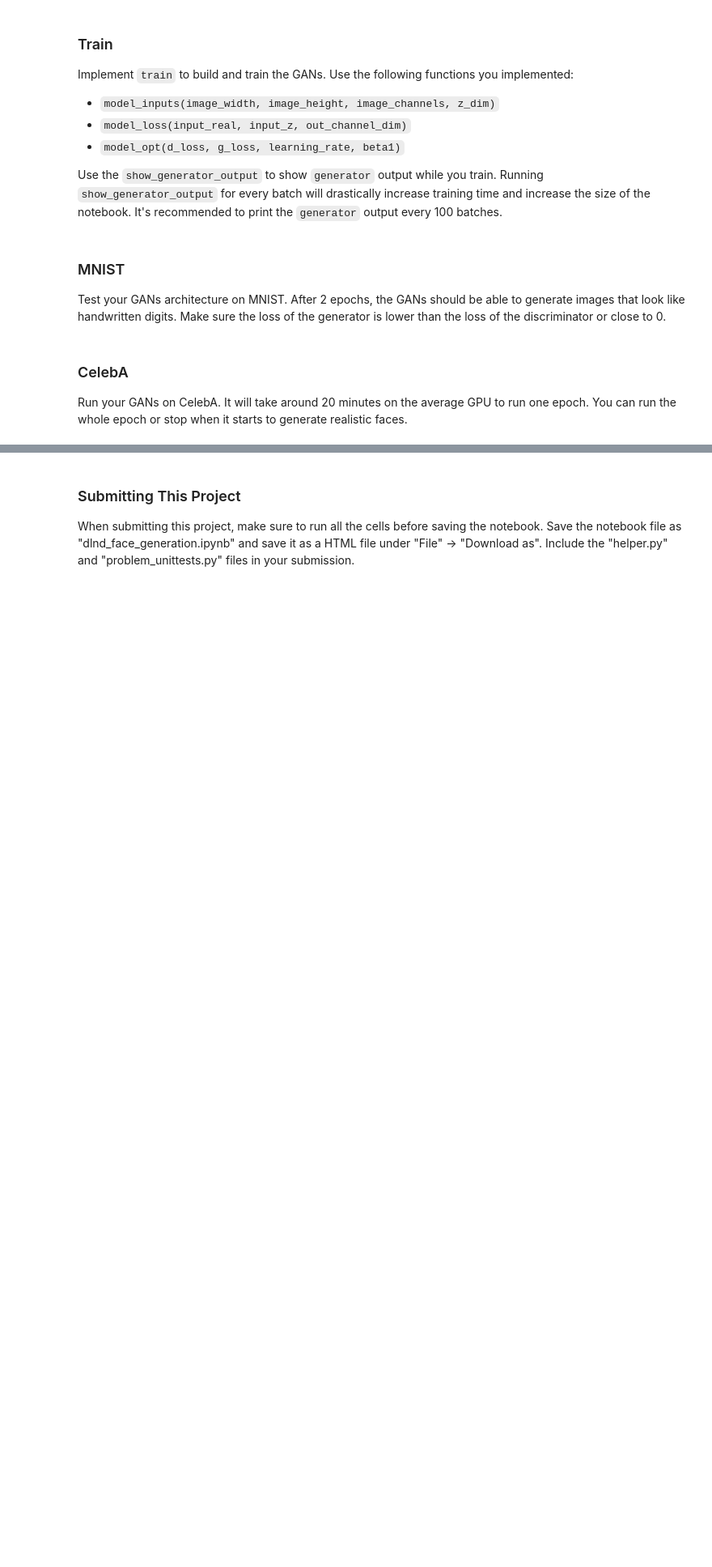
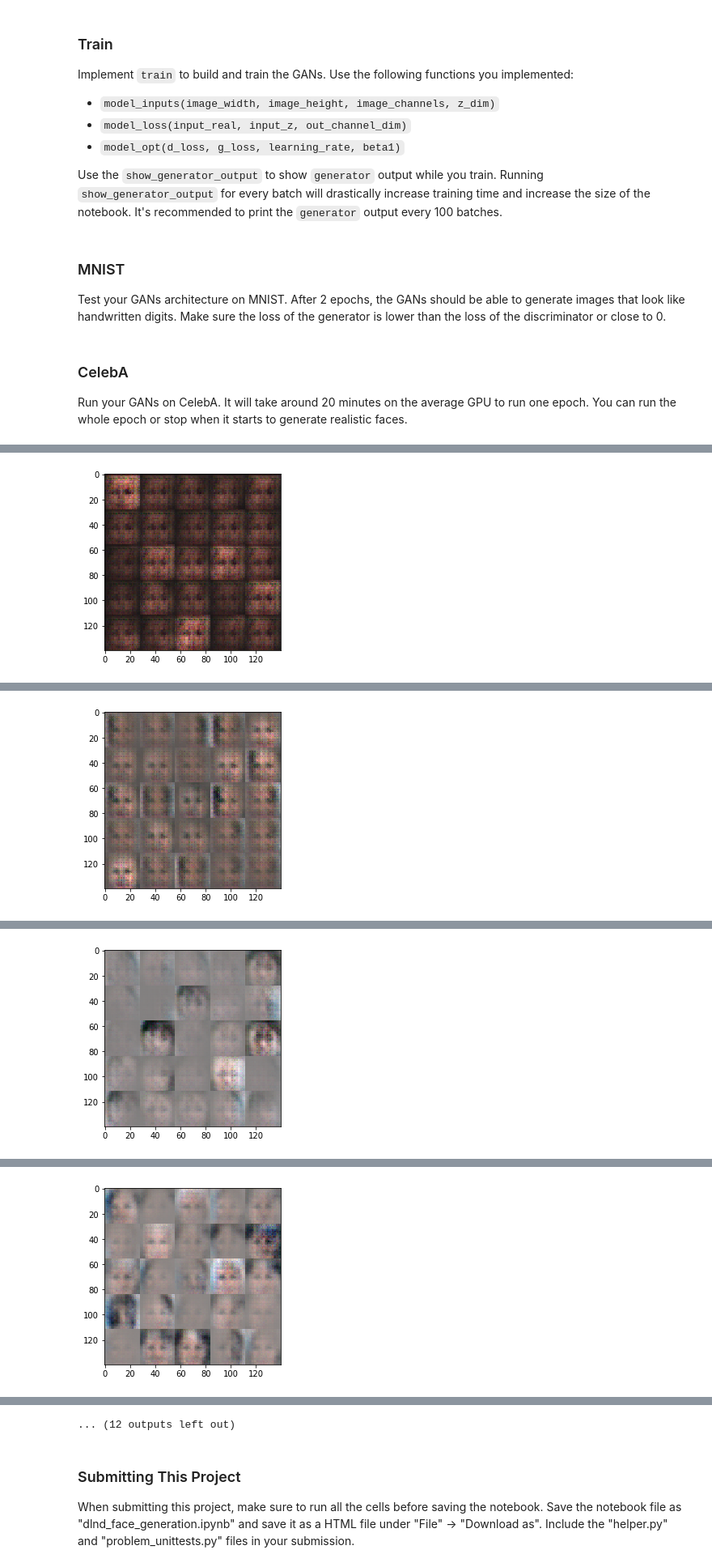
Before and after one commit to jho1203/deep-learning, a Jupyter notebook: face_generation/dlnd_face_generation.ipynb, the cells around one changed output, grey strips where cells are left out. Shown at 81% size. Cells and saved outputs as stored; diff of their text form; code cells hidden in the pictures; blank space fills up the shorter version.

```diff
--- a/face_generation/dlnd_face_generation.ipynb
+++ b/face_generation/dlnd_face_generation.ipynb
@@ -261,10 +281,8 @@ def model_opt(d_loss, g_loss, learning_rate, beta1):
     g_vars = [var for var in t_vars if var.name.startswith('generator')]
     d_vars = [var for var in t_vars if var.name.startswith('discriminator')]
 
-    # using control dependencies so batch norm layers can update population stats (as in DCGAN exercise)
-    with tf.control_dependencies(tf.get_collection(tf.GraphKeys.UPDATE_OPS)):
-        d_train_opt = tf.train.AdamOptimizer(learning_rate, beta1=beta1).minimize(d_loss, var_list=d_vars)
-        g_train_opt = tf.train.AdamOptimizer(learning_rate, beta1=beta1).minimize(g_loss, var_list=g_vars)
+    d_train_opt = tf.train.AdamOptimizer(learning_rate, beta1=beta1).minimize(d_loss, var_list=d_vars)
+    g_train_opt = tf.train.AdamOptimizer(learning_rate, beta1=beta1).minimize(g_loss, var_list=g_vars)
 
     return d_train_opt, g_train_opt
 
@@ -393,7 +413,7 @@ Run your GANs on CelebA.  It will take around 20 minutes on the average GPU to r
 # %%
 batch_size = 64
 z_dim = 100
-learning_rate = 0.002
+learning_rate = 0.0005
 beta1 = 0.5
 
 
@@ -406,3 +426,4 @@ celeba_dataset = helper.Dataset('celeba', glob(os.path.join(data_dir, 'img_align
 with tf.Graph().as_default():
     train(epochs, batch_size, z_dim, learning_rate, beta1, celeba_dataset.get_batches,
           celeba_dataset.shape, celeba_dataset.image_mode)
+# %% [output]
@@ -408,0 +440 @@ with tf.Graph().as_default():
+[figure, added]
@@ -408,0 +451 @@ with tf.Graph().as_default():
+[figure, added]
@@ -408,0 +462 @@ with tf.Graph().as_default():
+[figure, added]
@@ -408,0 +473 @@ with tf.Graph().as_default():
+[figure, added]
@@ -409,3 +496,4 @@ with tf.Graph().as_default():
+... (12 outputs left out)
 # %% [markdown]
 ### Submitting This Project
 When submitting this project, make sure to run all the cells before saving the notebook. Save the notebook file as "dlnd_face_generation.ipynb" and save it as a HTML file under "File" -> "Download as". Include the "helper.py" and "problem_unittests.py" files in your submission.
```
Also changed, not shown: parts of 11 cells of this notebook.
